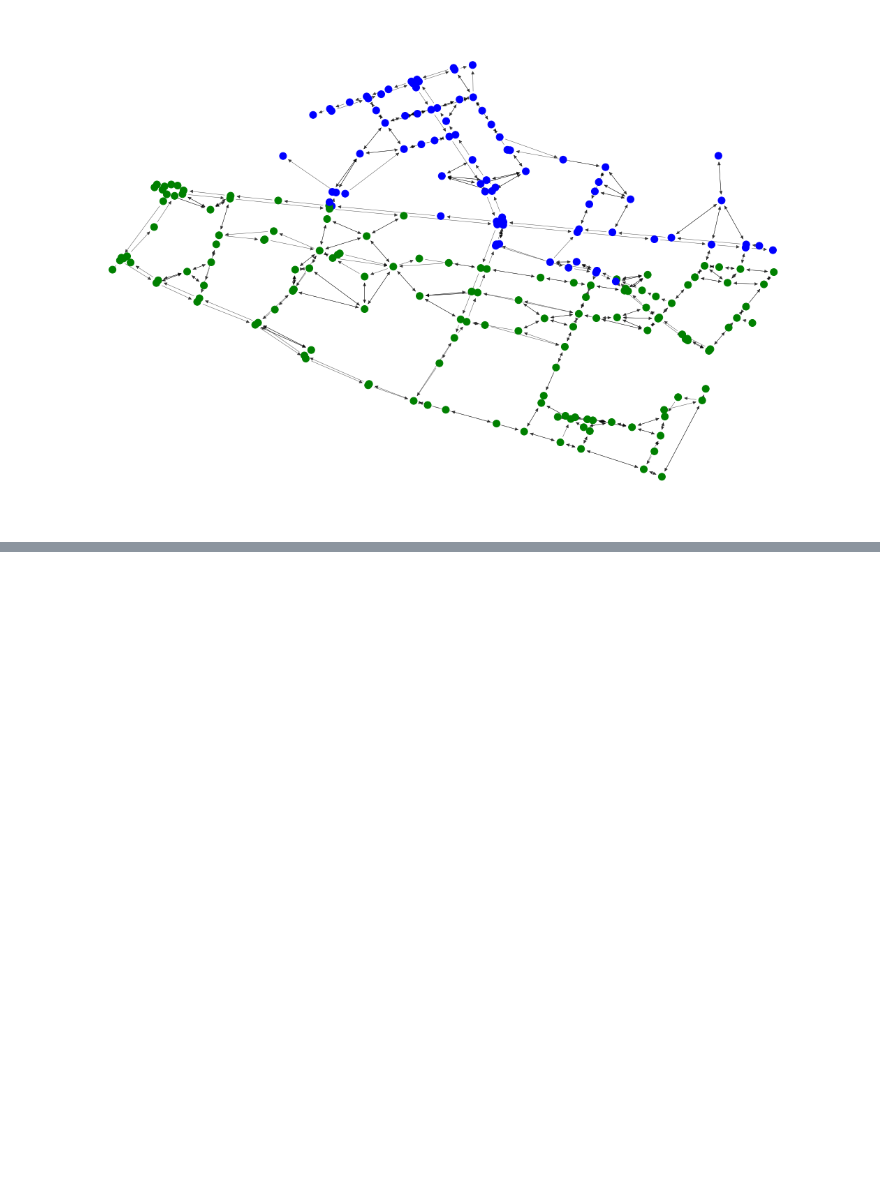
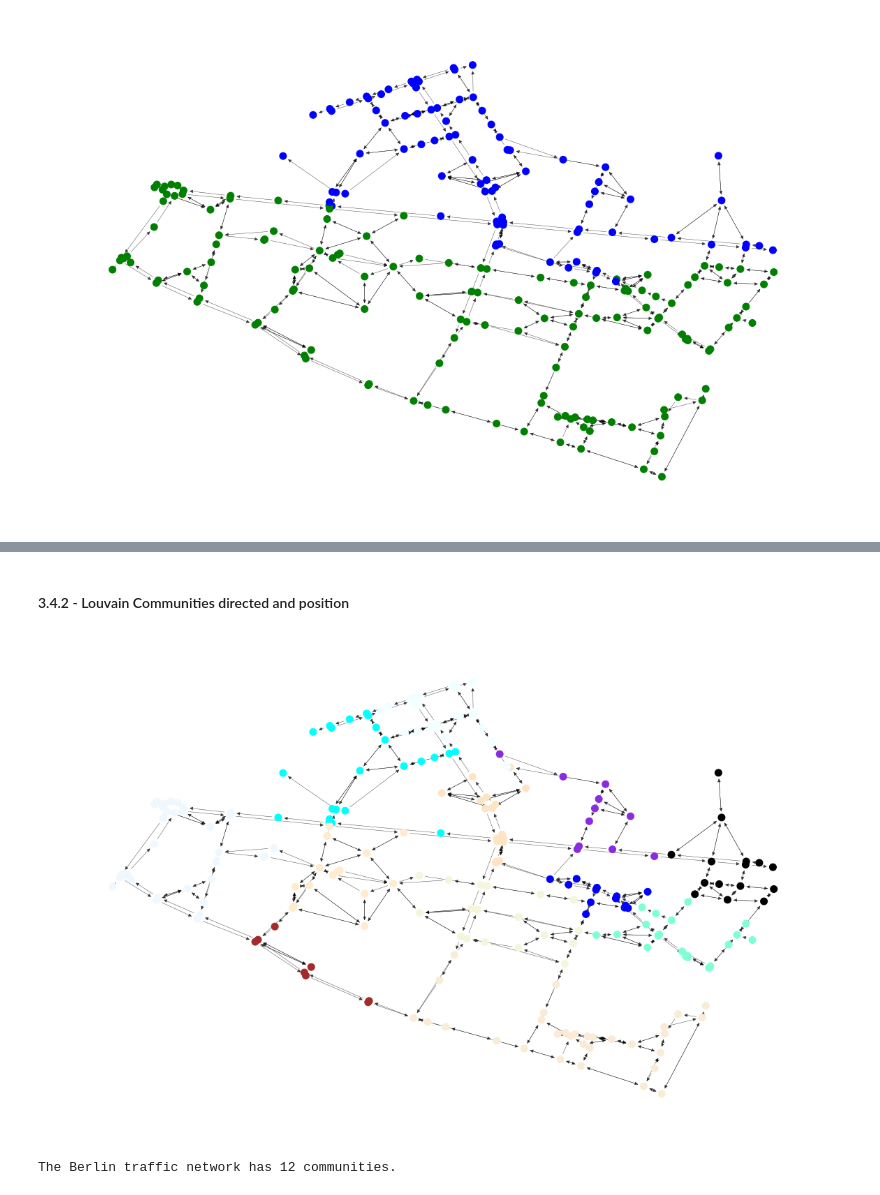
Before and after one commit to johnnynunez/DataScienceUB, a Jupyter notebook: CN/berlin_flow.ipynb, the cells around one changed output, grey strips where cells are left out. Drawn from its saved outputs; the diff is of its cells as text; code cells hidden in the pictures; blank space fills up the shorter version.

```diff
--- a/CN/berlin_flow.ipynb
+++ b/CN/berlin_flow.ipynb
@@ -595,0 +656,23 @@ community_louvain = community.louvain_communities(G, seed=123)
+# %% [markdown]
+#### 3.4.2 - Louvain Communities directed and position
+# %%
+from sknetwork.clustering import Louvain
+from IPython.display import SVG
+%matplotlib inline
+louvain = Louvain()
+csr_graph = nx.adjacency_matrix(G)
+labels = louvain.fit_transform(csr_graph)
+position = np.array([[coords.loc[node]['x'], coords.loc[node]['y']] for node in coords.index])
+from matplotlib import colors as mcolors
+colors = list(mcolors.CSS4_COLORS)
+
+# get a list of colors from labels list
+colors_list = []
+for i in labels:
+    colors_list.append(colors[i])
+plot_gragh(G, node_color=colors_list)
+labels_unique, counts = np.unique(labels, return_counts=True)
+print(f"The Berlin traffic network has {len(labels_unique)} communities.")
+# %% [output]
+[figure, added]
+The Berlin traffic network has 12 communities.
```
Also changed, not shown: parts of 28 cells of this notebook.
